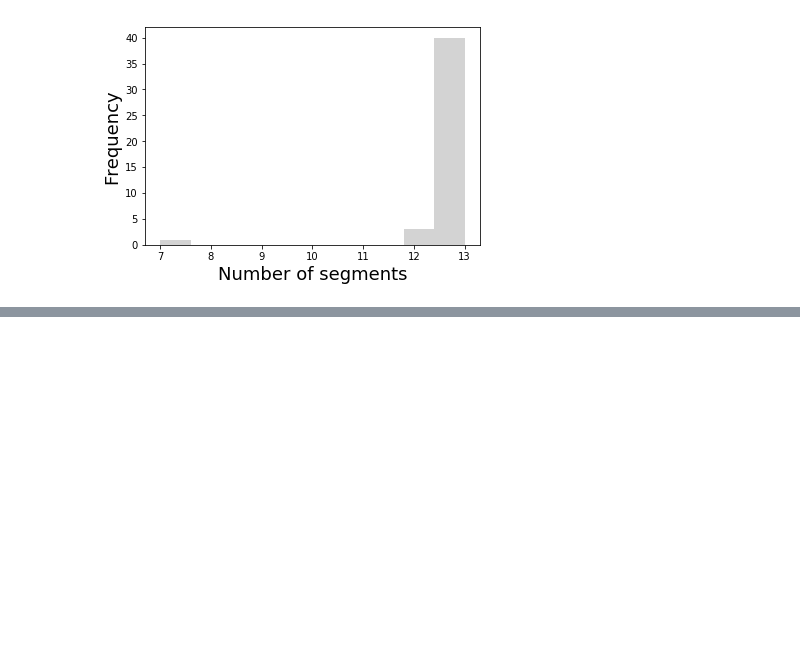
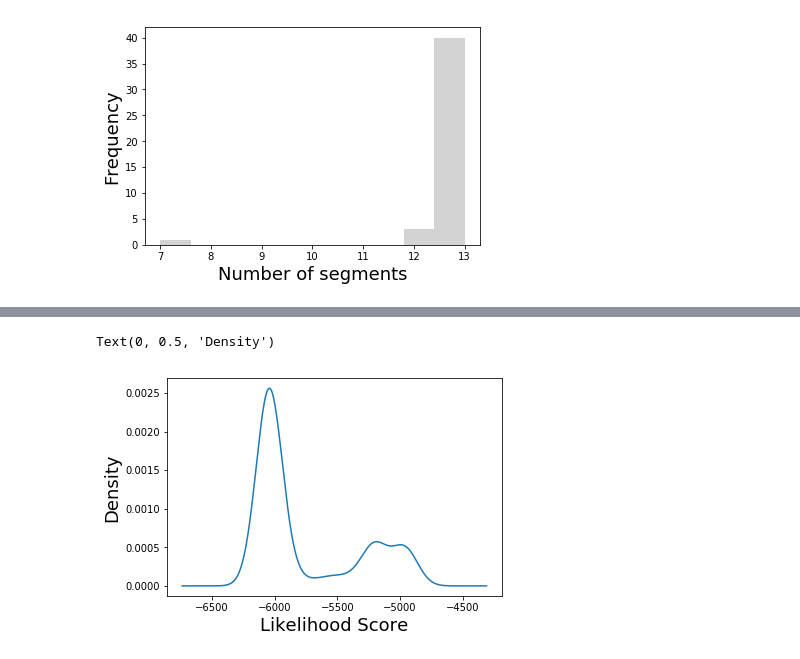
Before and after one commit to Paleantology/ISD_review, a Jupyter notebook: Fig3Code.ipynb, the cells around one changed output, grey strips where cells are left out. Cells and saved outputs as stored; diff of their text form; code cells hidden in the pictures; blank space fills up the shorter version.

```diff
--- a/Fig3Code.ipynb
+++ b/Fig3Code.ipynb
@@ -68,0 +75,9 @@ fig.savefig('fig4c.png')
+# %%
+log = pd.read_csv("nocatMult.log", sep="\t")
+# %%
+fig5 = log['Likelihood'][100:].plot(kind="kde")
+fig5.set_xlabel('Likelihood Score', fontsize=18)
+fig5.set_ylabel('Density', fontsize=18)
+# %% [output]
+Text(0, 0.5, 'Density')
+[figure, added]
```
Also changed, not shown: parts of 9 cells of this notebook, 2 other files.
